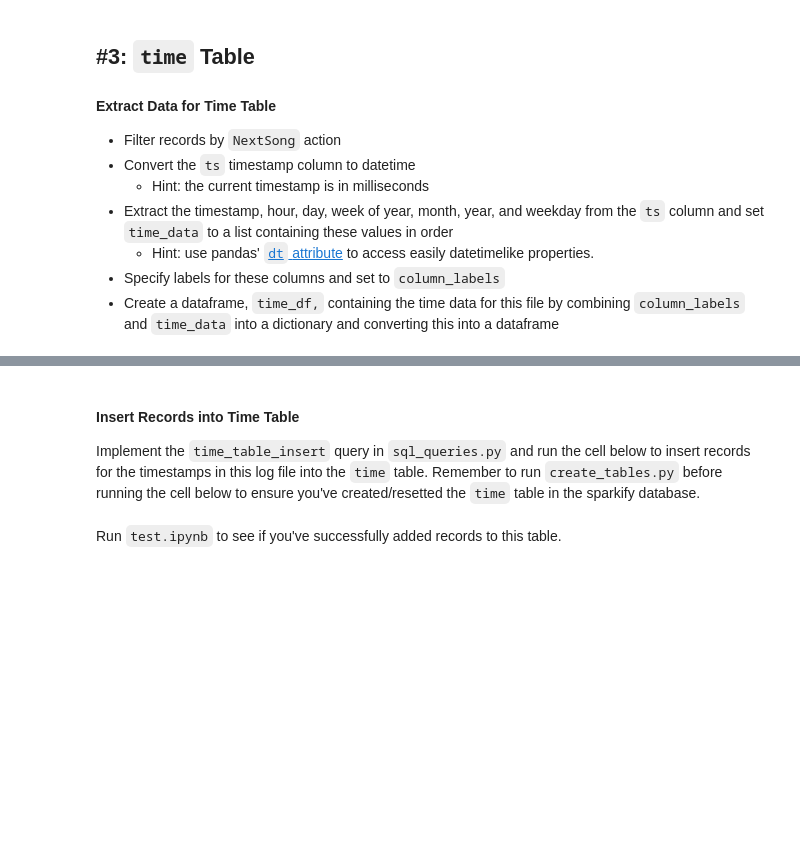
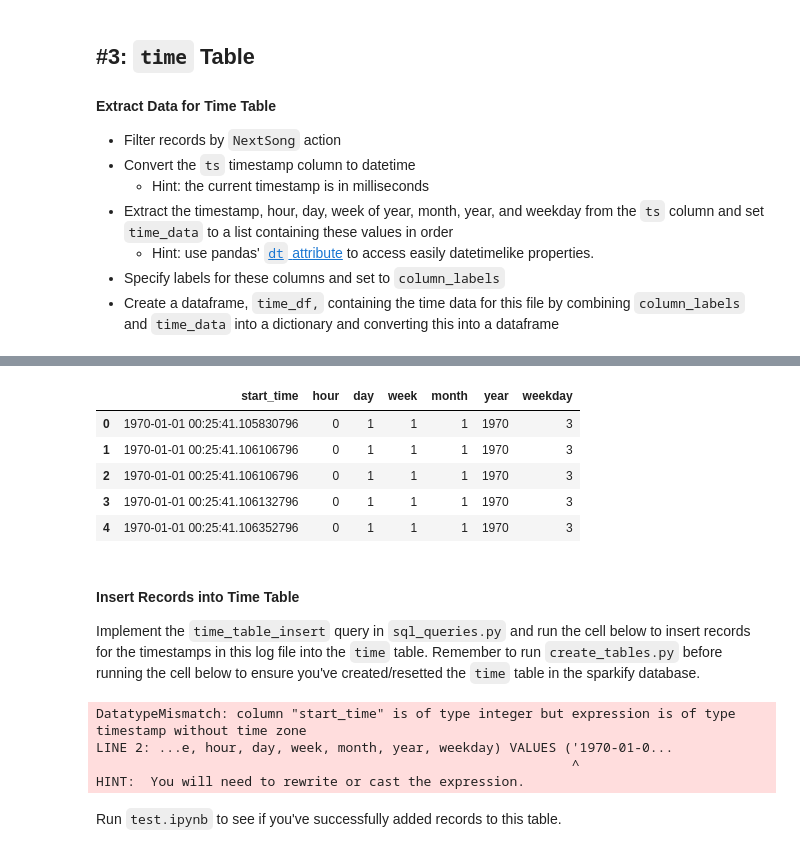
Before and after one commit to BhanuBhati/Sparkify-DEP1, a Jupyter notebook: etl.ipynb, the cells around one changed output, grey strips where cells are left out. Saved outputs shown, nothing was run; the diff lists cells and outputs as text; code cells hidden in the pictures; blank space fills up the shorter version.

Commit message:
Progress
Added time

```diff
--- a/etl.ipynb
+++ b/etl.ipynb
@@ -151,5 +137,5 @@ df.head()
 - Specify labels for these columns and set to `column_labels`
 - Create a dataframe, `time_df,` containing the time data for this file by combining `column_labels` and `time_data` into a dictionary and converting this into a dataframe
 # %%
-df =
+df = pd.read_json(filepath, lines=True)
 df.head()
@@ -156,3 +149,3 @@ df.head()
 # %%
-t =
+t = df[['ts']]
 t.head()
@@ -162,6 +159,18 @@ column_labels = ()
+# %%
+pd.to_datetime(t.ts)
+time_data = [t.ts, t.ts.dt.hour, t.ts.dt.day, t.ts.dt.isocalendar().week, t.ts.dt.month, t.ts.dt.year, t.ts.dt.weekday]
+column_labels = ('start_time', 'hour', 'day', 'week', 'month', 'year', 'weekday')
+time_data = dict(zip(column_labels, time_data))
 # %%
-time_df =
+time_df = pd.DataFrame(time_data)
 time_df.head()
+# %% [output]
+|  | start_time | hour | day | week | month | year | weekday |
+| 0 | 1970-01-01 00:25:41.105830796 | 0 | 1 | 1 | 1 | 1970 | 3 |
+| 1 | 1970-01-01 00:25:41.106106796 | 0 | 1 | 1 | 1 | 1970 | 3 |
+| 2 | 1970-01-01 00:25:41.106106796 | 0 | 1 | 1 | 1 | 1970 | 3 |
+| 3 | 1970-01-01 00:25:41.106132796 | 0 | 1 | 1 | 1 | 1970 | 3 |
+| 4 | 1970-01-01 00:25:41.106352796 | 0 | 1 | 1 | 1 | 1970 | 3 |
 # %% [markdown]
 #### Insert Records into Time Table
 Implement the `time_table_insert` query in `sql_queries.py` and run the cell below to insert records for the timestamps in this log file into the `time` table. Remember to run `create_tables.py` before running the cell below to ensure you've created/resetted the `time` table in the sparkify database.
@@ -169,3 +178,8 @@ Implement the `time_table_insert` query in `sql_queries.py` and run the cell bel
 for i, row in time_df.iterrows():
     cur.execute(time_table_insert, list(row))
     conn.commit()
+# %% [output]
+DatatypeMismatch: column "start_time" is of type integer but expression is of type timestamp without time zone
+LINE 2: ...e, hour, day, week, month, year, weekday) VALUES ('1970-01-0...
+                                                             ^
+HINT:  You will need to rewrite or cast the expression.
```
Also changed, not shown: parts of 9 cells of this notebook, 1 other file.
